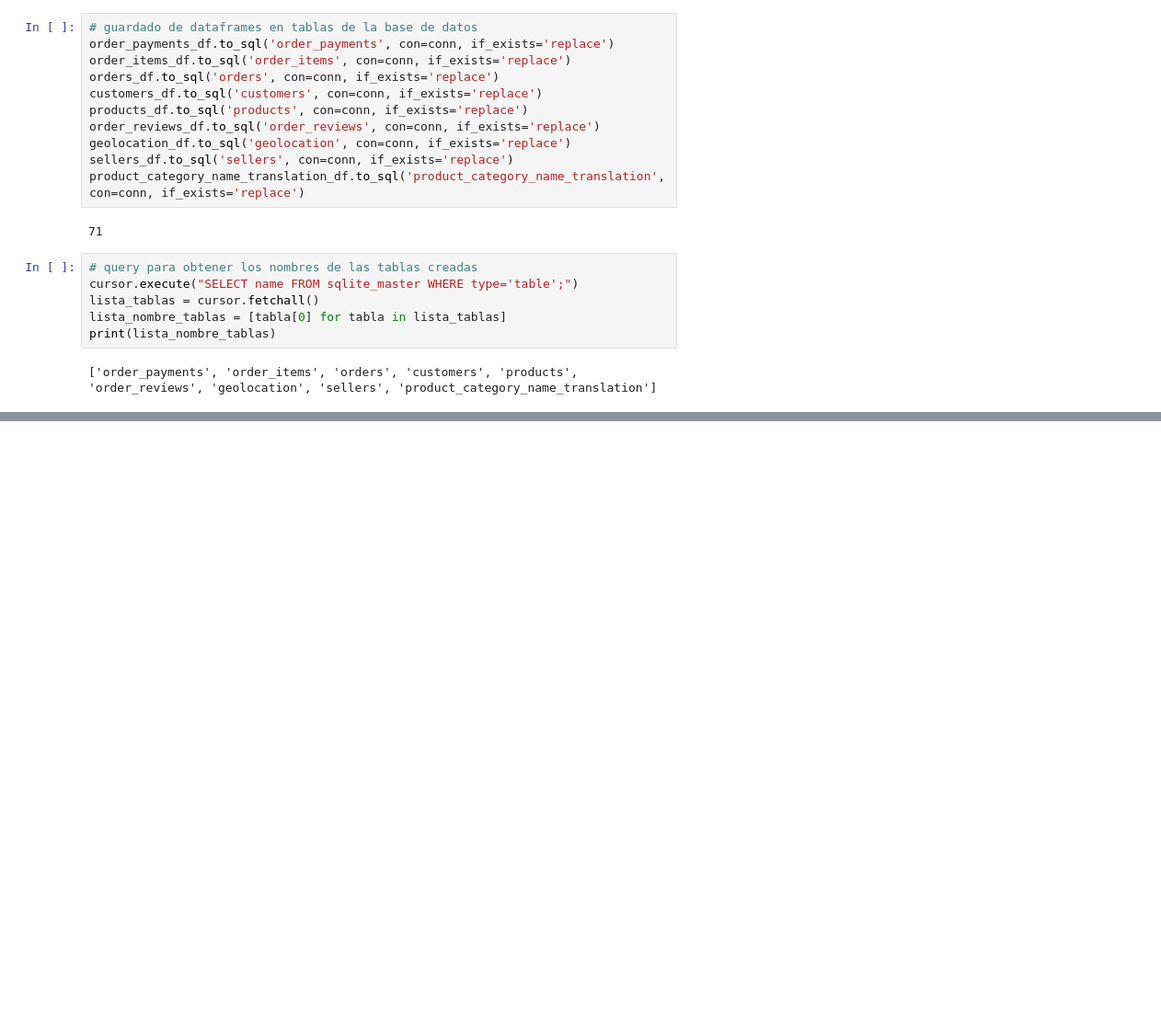
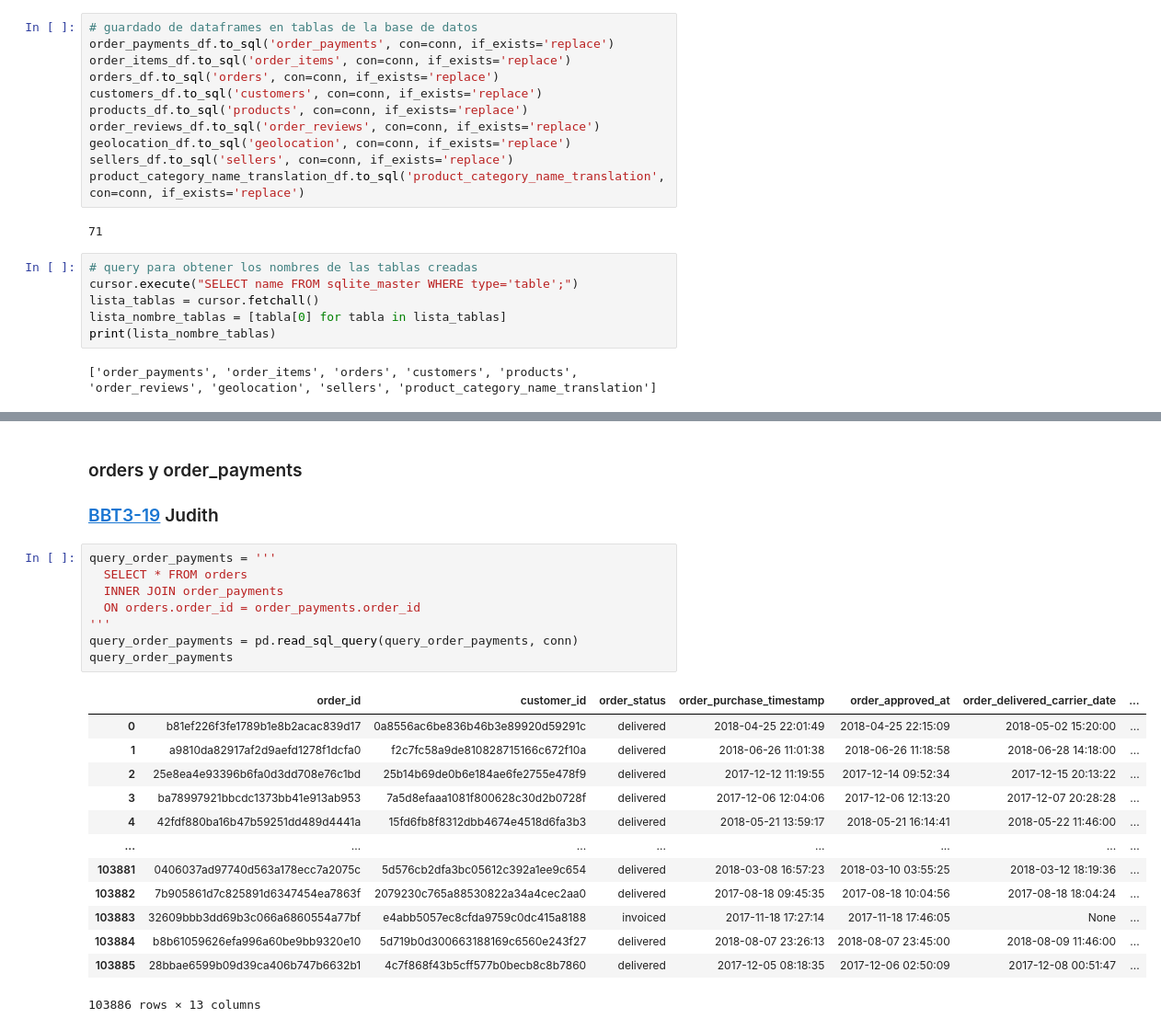
Before and after one commit to alkemyTech/BBVA-BDS-W1-T3, a Jupyter notebook: Caso_de_Negocio.ipynb, the cells around one changed output, grey strips where cells are left out. Shown: that part at 92% size. Drawn from its saved outputs; the diff is of its cells as text; blank space fills up the shorter version.

```diff
--- a/Caso_de_Negocio.ipynb
+++ b/Caso_de_Negocio.ipynb
@@ -93,0 +146,25 @@ print(lista_nombre_tablas)
+# %% [markdown]
+### orders y order_payments
+### [BBT3-19](https://alkemy-labs.atlassian.net/browse/BBT3-19) Judith
+# %%
+query_order_payments = '''
+  SELECT * FROM orders
+  INNER JOIN order_payments
+  ON orders.order_id = order_payments.order_id
+'''
+query_order_payments = pd.read_sql_query(query_order_payments, conn)
+query_order_payments
+# %% [output]
+|  | order_id | customer_id | order_status | order_purchase_timestamp | order_approved_at | order_delivered_carrier_date | ... |
+| 0 | b81ef226f3fe1789b1e8b2acac839d17 | 0a8556ac6be836b46b3e89920d59291c | delivered | 2018-04-25 22:01:49 | 2018-04-25 22:15:09 | 2018-05-02 15:20:00 | ... |
+| 1 | a9810da82917af2d9aefd1278f1dcfa0 | f2c7fc58a9de810828715166c672f10a | delivered | 2018-06-26 11:01:38 | 2018-06-26 11:18:58 | 2018-06-28 14:18:00 | ... |
+| 2 | 25e8ea4e93396b6fa0d3dd708e76c1bd | 25b14b69de0b6e184ae6fe2755e478f9 | delivered | 2017-12-12 11:19:55 | 2017-12-14 09:52:34 | 2017-12-15 20:13:22 | ... |
+| 3 | ba78997921bbcdc1373bb41e913ab953 | 7a5d8efaaa1081f800628c30d2b0728f | delivered | 2017-12-06 12:04:06 | 2017-12-06 12:13:20 | 2017-12-07 20:28:28 | ... |
+| 4 | 42fdf880ba16b47b59251dd489d4441a | 15fd6fb8f8312dbb4674e4518d6fa3b3 | delivered | 2018-05-21 13:59:17 | 2018-05-21 16:14:41 | 2018-05-22 11:46:00 | ... |
+| ... | ... | ... | ... | ... | ... | ... | ... |
+| 103881 | 0406037ad97740d563a178ecc7a2075c | 5d576cb2dfa3bc05612c392a1ee9c654 | delivered | 2018-03-08 16:57:23 | 2018-03-10 03:55:25 | 2018-03-12 18:19:36 | ... |
+| 103882 | 7b905861d7c825891d6347454ea7863f | 2079230c765a88530822a34a4cec2aa0 | delivered | 2017-08-18 09:45:35 | 2017-08-18 10:04:56 | 2017-08-18 18:04:24 | ... |
+| 103883 | 32609bbb3dd69b3c066a6860554a77bf | e4abb5057ec8cfda9759c0dc415a8188 | invoiced | 2017-11-18 17:27:14 | 2017-11-18 17:46:05 | None | ... |
+| 103884 | b8b61059626efa996a60be9bb9320e10 | 5d719b0d300663188169c6560e243f27 | delivered | 2018-08-07 23:26:13 | 2018-08-07 23:45:00 | 2018-08-09 11:46:00 | ... |
+| 103885 | 28bbae6599b09d39ca406b747b6632b1 | 4c7f868f43b5cff577b0becb8c8b7860 | delivered | 2017-12-05 08:18:35 | 2017-12-06 02:50:09 | 2017-12-08 00:51:47 | ... |
+103886 rows × 13 columns
```
Also changed, not shown: parts of 6 cells of this notebook.
